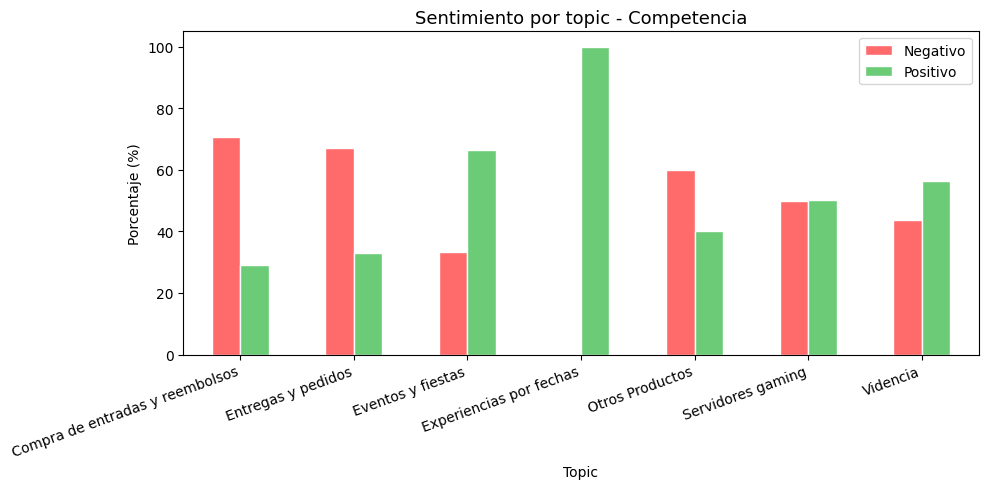
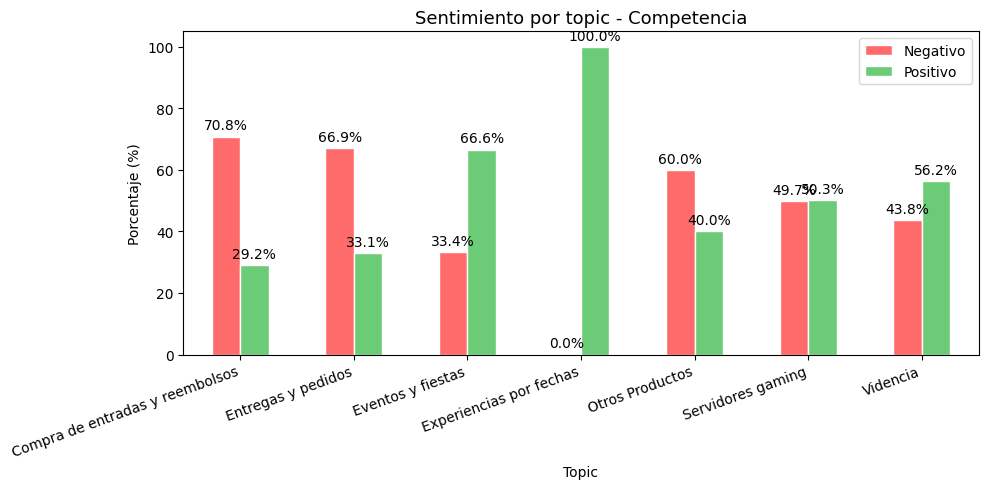
Code edit (unified diff) that turned the first committed figure into the second:
--- before
+++ after
@@ -18,5 +18,5 @@
 print(sentiment_comp_pct)
 
-sentiment_comp_pct.plot(
+ax = sentiment_comp_pct.plot(
     kind='bar',
     color=['#FF6B6B', '#6BCB77'],
@@ -24,4 +24,6 @@
     edgecolor='white'
 )
+for container in ax.containers:
+    ax.bar_label(container, fmt='%.1f%%', padding=3)
 plt.title('Sentimiento por topic - Competencia', fontsize=13)
 plt.xlabel('Topic')

Commit: Visualizaciones finales con porcentajes